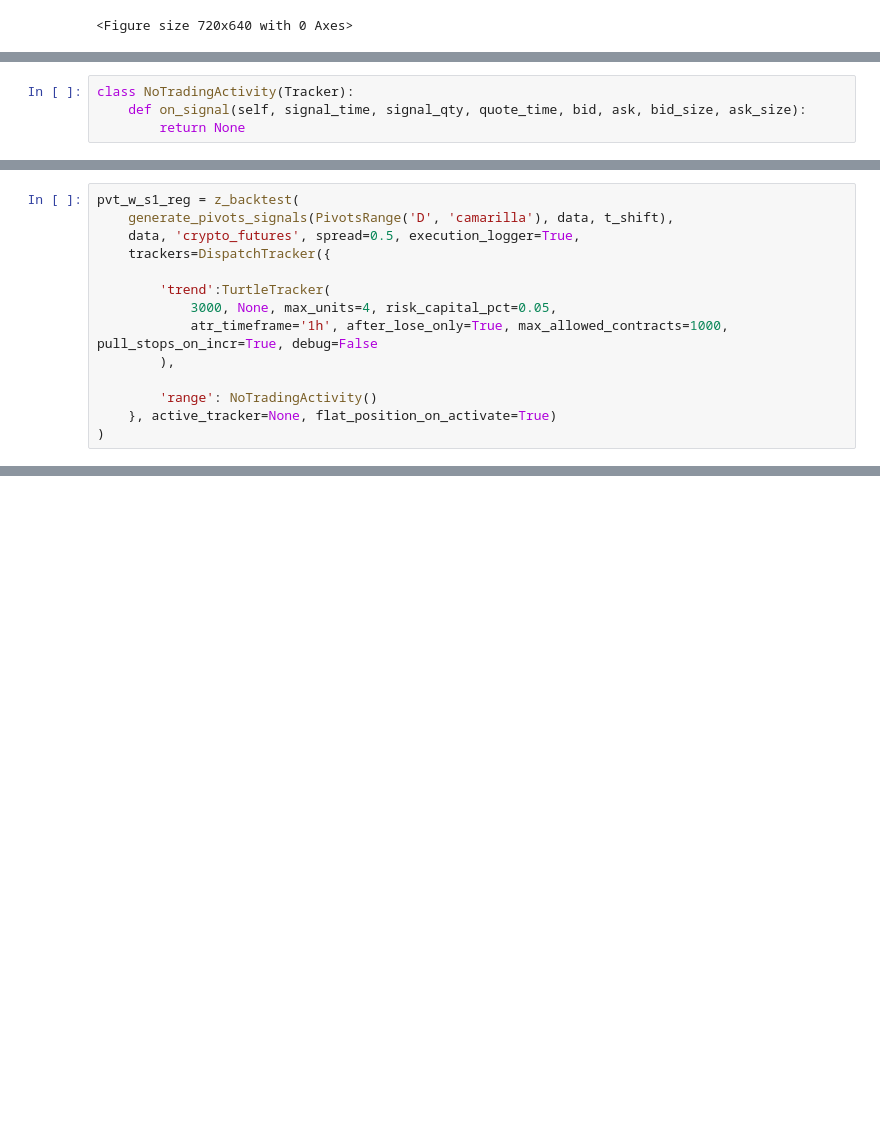
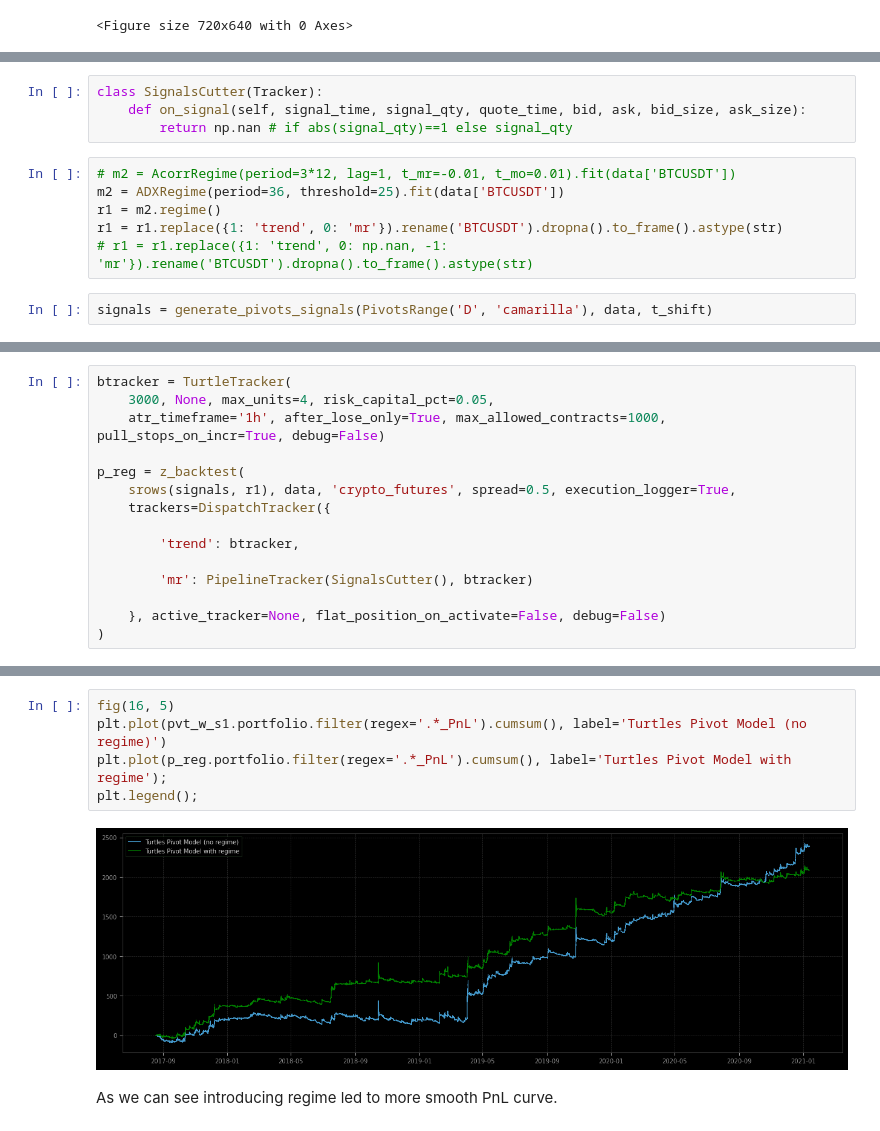
Before and after one commit to dmarienko/cryptomomentum, a Jupyter notebook: models/6. Turtles Mixed Model.ipynb, the cells around one changed output, grey strips where cells are left out. Saved outputs shown, nothing was run; the diff lists cells and outputs as text; blank space fills up the shorter version.

Commit message:
Market regime filter

```diff
--- a/models/6. Turtles Mixed Model.ipynb
+++ b/models/6. Turtles Mixed Model.ipynb
@@ -162,4 +165,12 @@ tearsheet(pvt_w_s1, 3000)
 # %%
-class NoTradingActivity(Tracker):
+class SignalsCutter(Tracker):
     def on_signal(self, signal_time, signal_qty, quote_time, bid, ask, bid_size, ask_size):
-        return None
+        return np.nan # if abs(signal_qty)==1 else signal_qty
+# %%
+# m2 = AcorrRegime(period=3*12, lag=1, t_mr=-0.01, t_mo=0.01).fit(data['BTCUSDT'])
+m2 = ADXRegime(period=36, threshold=25).fit(data['BTCUSDT'])
+r1 = m2.regime()
+r1 = r1.replace({1: 'trend', 0: 'mr'}).rename('BTCUSDT').dropna().to_frame().astype(str)
+# r1 = r1.replace({1: 'trend', 0: np.nan, -1: 'mr'}).rename('BTCUSDT').dropna().to_frame().astype(str)
+# %%
+signals = generate_pivots_signals(PivotsRange('D', 'camarilla'), data, t_shift)
@@ -166,14 +180,15 @@ class NoTradingActivity(Tracker):
 # %%
-pvt_w_s1_reg = z_backtest(
-    generate_pivots_signals(PivotsRange('D', 'camarilla'), data, t_shift),
-    data, 'crypto_futures', spread=0.5, execution_logger=True,
+btracker = TurtleTracker(
+    3000, None, max_units=4, risk_capital_pct=0.05,
+    atr_timeframe='1h', after_lose_only=True, max_allowed_contracts=1000, pull_stops_on_incr=True, debug=False)
+
+p_reg = z_backtest(
+    srows(signals, r1), data, 'crypto_futures', spread=0.5, execution_logger=True,
     trackers=DispatchTracker({
 
-        'trend':TurtleTracker(
-            3000, None, max_units=4, risk_capital_pct=0.05,
-            atr_timeframe='1h', after_lose_only=True, max_allowed_contracts=1000, pull_stops_on_incr=True, debug=False
-        ),
+        'trend': btracker,
 
-        'range': NoTradingActivity()
-    }, active_tracker=None, flat_position_on_activate=True)
+        'mr': PipelineTracker(SignalsCutter(), btracker)
+
+    }, active_tracker=None, flat_position_on_activate=False, debug=False)
 )
@@ -179,0 +208,9 @@ pvt_w_s1_reg = z_backtest(
+# %%
+fig(16, 5)
+plt.plot(pvt_w_s1.portfolio.filter(regex='.*_PnL').cumsum(), label='Turtles Pivot Model (no regime)')
+plt.plot(p_reg.portfolio.filter(regex='.*_PnL').cumsum(), label='Turtles Pivot Model with regime');
+plt.legend();
+# %% [output]
+[figure, added]
+# %% [markdown]
+As we can see introducing regime led to more smooth PnL curve.
```
Also changed, not shown: parts of 9 cells of this notebook, 2 other files.
